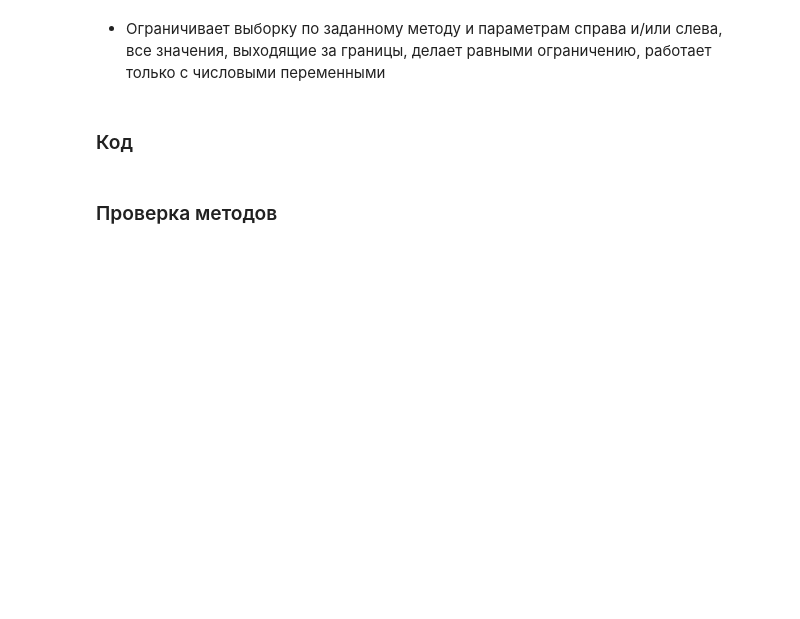
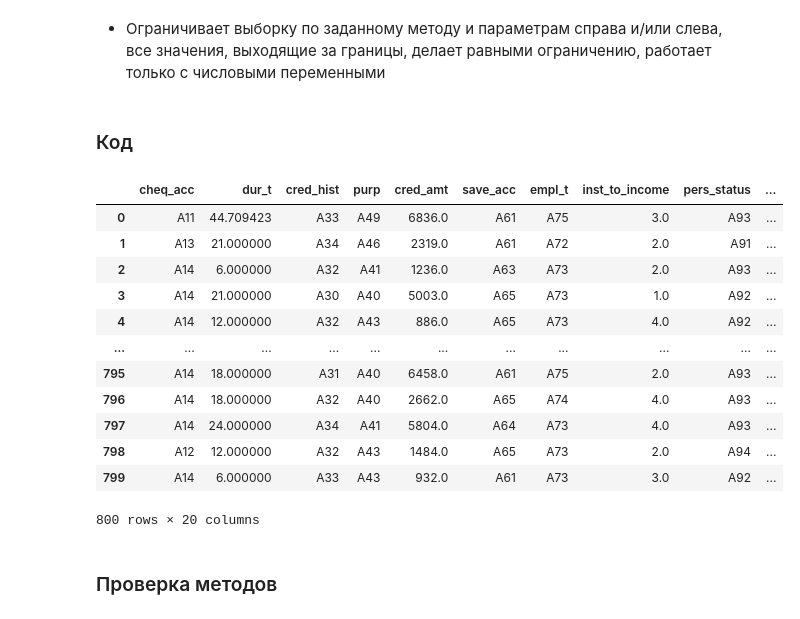
Before and after one commit to uasek/credit_scoring_project, a Jupyter notebook: checks/preprocessing.ipynb, the cells around one changed output. Cells and saved outputs as stored; diff of their text form; code cells hidden in the pictures; blank space fills up the shorter version.

```diff
--- a/checks/preprocessing.ipynb
+++ b/checks/preprocessing.ipynb
@@ -59,7 +59,22 @@ class Winsorizer():
 # %%
 wins = Winsorizer(capping_method = 'gaussian',fold = 2)
 
 wins.fit(X_train, y_train)
 X_train_t = wins.transform(X_train)
+X_train_t
+# %% [output]
+|  | cheq_acc | dur_t | cred_hist | purp | cred_amt | save_acc | empl_t | inst_to_income | pers_status | ... |
+| 0 | A11 | 44.709423 | A33 | A49 | 6836.0 | A61 | A75 | 3.0 | A93 | ... |
+| 1 | A13 | 21.000000 | A34 | A46 | 2319.0 | A61 | A72 | 2.0 | A91 | ... |
+| 2 | A14 | 6.000000 | A32 | A41 | 1236.0 | A63 | A73 | 2.0 | A93 | ... |
+| 3 | A14 | 21.000000 | A30 | A40 | 5003.0 | A65 | A73 | 1.0 | A92 | ... |
+| 4 | A14 | 12.000000 | A32 | A43 | 886.0 | A65 | A73 | 4.0 | A92 | ... |
+| ... | ... | ... | ... | ... | ... | ... | ... | ... | ... | ... |
+| 795 | A14 | 18.000000 | A31 | A40 | 6458.0 | A61 | A75 | 2.0 | A93 | ... |
+| 796 | A14 | 18.000000 | A32 | A40 | 2662.0 | A65 | A74 | 4.0 | A93 | ... |
+| 797 | A14 | 24.000000 | A34 | A41 | 5804.0 | A64 | A73 | 4.0 | A93 | ... |
+| 798 | A12 | 12.000000 | A32 | A43 | 1484.0 | A65 | A73 | 2.0 | A94 | ... |
+| 799 | A14 | 6.000000 | A33 | A43 | 932.0 | A61 | A73 | 3.0 | A92 | ... |
+800 rows × 20 columns
 # %% [markdown]
 ### Проверка методов
```
Also changed, not shown: parts of 2 cells of this notebook, 3 other files.
